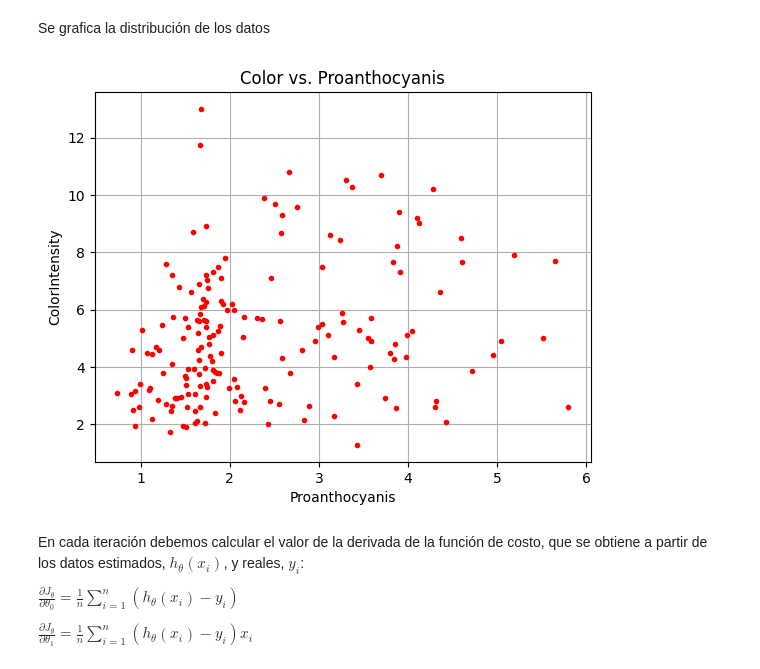
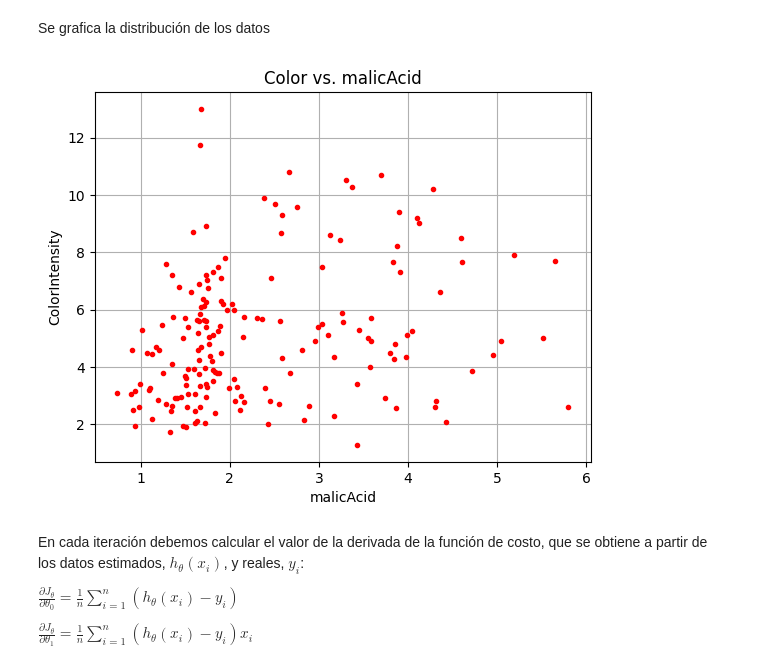
Before and after one commit to FCANOF/PortafolioImplementacion_TE3006_101_FridaCanoFalcon_A01752953, a Jupyter notebook: final/M2_ML/Ev_01/ML_RegresionLineal.ipynb, the cells around one changed output. Cells and saved outputs as stored; diff of their text form; code cells hidden in the pictures.

```diff
--- a/final/M2_ML/Ev_01/ML_RegresionLineal.ipynb
+++ b/final/M2_ML/Ev_01/ML_RegresionLineal.ipynb
@@ -48,12 +65,12 @@ Se grafica la distribución de los datos
 # %%
 plt.plot(x_data,y_data,'.',color='r')
 plt.grid()
-plt.xlabel('Proanthocyanis')
+plt.xlabel('malicAcid')
 plt.ylabel('ColorIntensity')
-plt.title('Color vs. Proanthocyanis')
+plt.title('Color vs. malicAcid')
 plt.show()
 # %% [output]
-[figure, old version]
+[figure, new version]
 # %% [markdown]
 En cada iteración debemos calcular el valor de la derivada de la función de costo, que se obtiene a partir de los datos estimados, $h_\theta(x_i)$, y reales, $y_i$:
 
```
Also changed, not shown: parts of 18 cells of this notebook, 1 other file.
